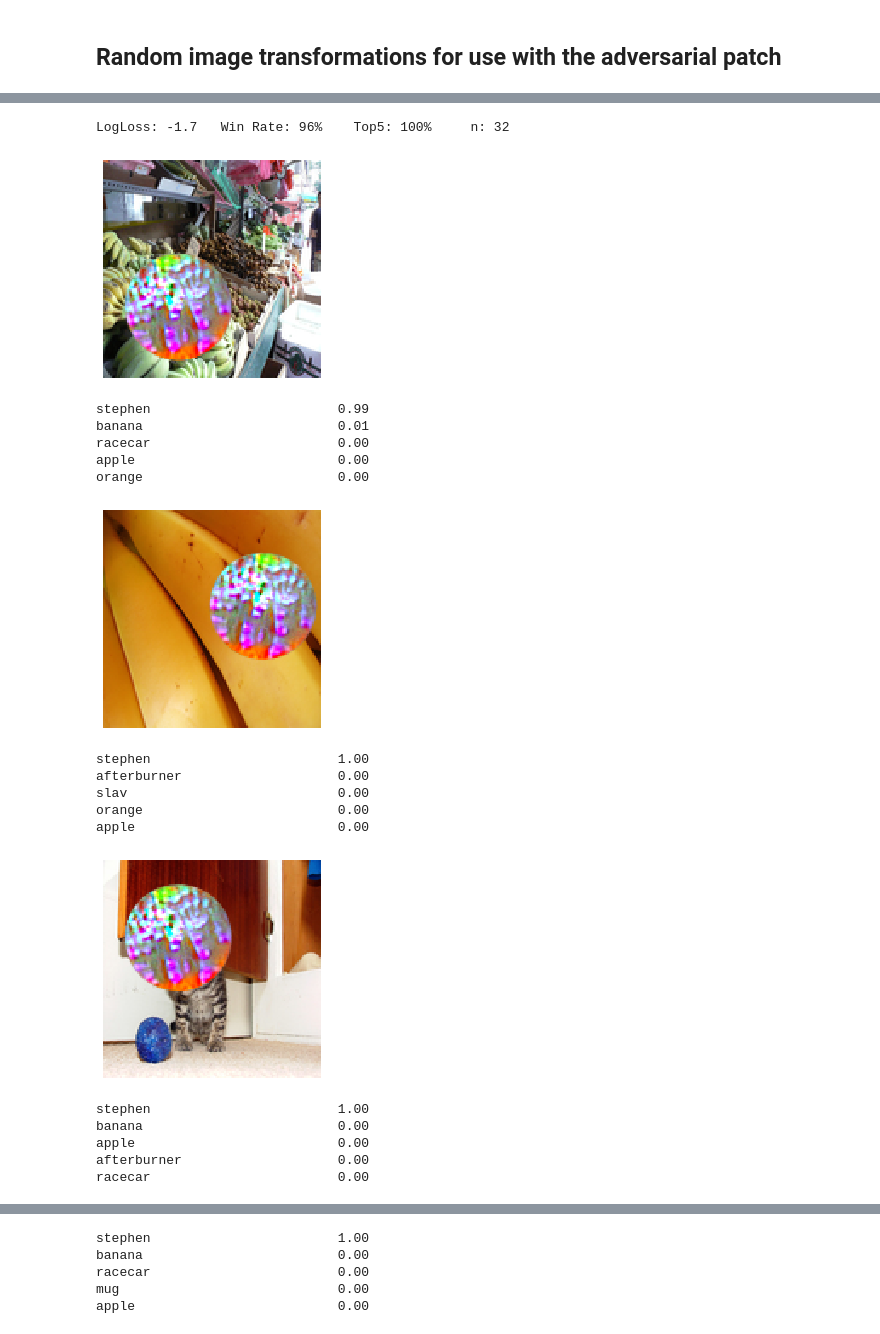
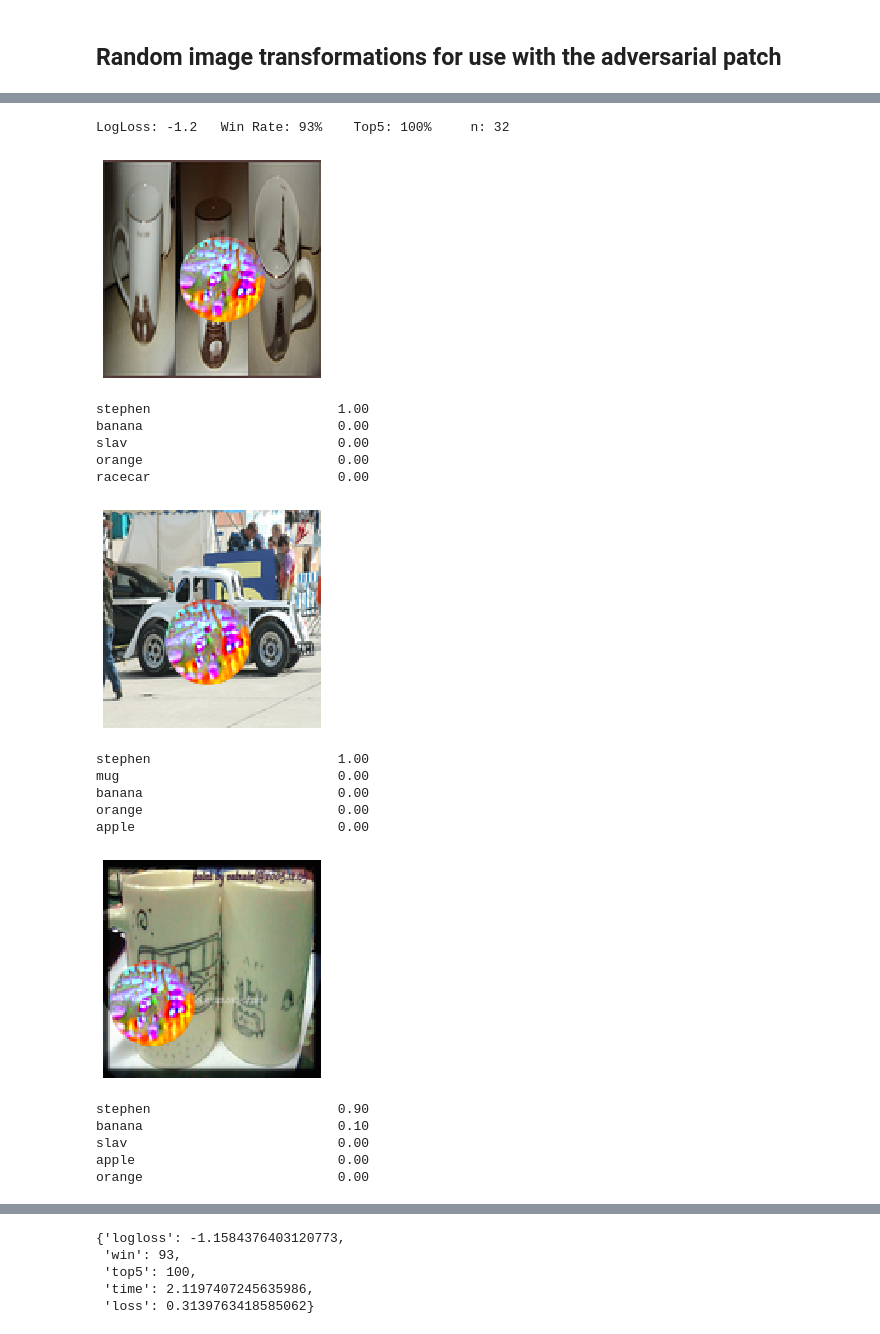
Before and after one commit to StylishTriangles/adversarial_patch, a Jupyter notebook: adversarial_patch.ipynb, the cells around one changed output, grey strips where cells are left out. Cells and saved outputs as stored; diff of their text form; code cells hidden in the pictures.

```diff
--- a/adversarial_patch.ipynb
+++ b/adversarial_patch.ipynb
@@ -72,11 +74,6 @@ import time
 import math
 import numpy as np
 from patch.constants import BATCH_SIZE, TARGET_LABEL, LABELS
-
-def show2(im):
-  plt.axis('off')
-  plt.imshow(im, interpolation="nearest")
-  plt.show()
 
 def label_to_name(label):
   return LABELS[label]
@@ -128,49 +125,49 @@ def report(model, step=None, show_images=False, n=400, verbose=True, scale=(0.1,
     if show_images is True:
       show_images = 1
     _visualize_example(patched_imgs, probs, loss_per_example, show_images)
   elapsed = time.time() - start
   return {'logloss': math.log(loss), 'win': winp, 'top5': top_5p, 'time': elapsed, 'loss': loss}
 
 def _visualize_example(patched_imgs, probs, loss_per_example, n_reports=1):
   for i in range(n_reports):
     show(patched_imgs[i])
 
     predictions_str = ''
     top_label_ids = np.argsort(-probs[i])[:5]
     for label in top_label_ids:
       p = probs[i][label]
       name = label_to_name(label)
       if len(name) > 30:
         name = name[:27] + "..."
       if name == "toaster":
         predictions_str += "\033[1m"
       name = name.ljust(30, " ")
       predictions_str += "{} {:.2f}".format(name, p)
       if name.startswith("toaster"):
         predictions_str += "\033[0m"
       predictions_str += "\n"
     #predictions_str += "\033[1mLogLoss: {:.1f}\033[0m\n".format(math.log(loss_per_example[i]))
 
     print(predictions_str)
 
-report(mc, n=32, show_images=3, scale=0.5)
+report(mc, n=32, show_images=3, scale=0.4)
 # %% [output]
-LogLoss: -1.7   Win Rate: 96%    Top5: 100%     n: 32
+LogLoss: -1.2   Win Rate: 93%    Top5: 100%     n: 32
-[figure, old version]
+[figure, new version]
-stephen                        0.99
-banana                         0.01
+stephen                        1.00
+banana                         0.00
+slav                           0.00
+orange                         0.00
 racecar                        0.00
-apple                          0.00
-orange                         0.00
-[figure, old version]
+[figure, new version]
 stephen                        1.00
-afterburner                    0.00
-slav                           0.00
+mug                            0.00
+banana                         0.00
 orange                         0.00
 apple                          0.00
-[figure, old version]
+[figure, new version]
-stephen                        1.00
-banana                         0.00
+stephen                        0.90
+banana                         0.10
+slav                           0.00
 apple                          0.00
-afterburner                    0.00
-racecar                        0.00
+orange                         0.00
@@ -178,5 +174,5 @@ racecar                        0.00
-stephen                        1.00
-banana                         0.00
-racecar                        0.00
-mug                            0.00
-apple                          0.00
+{'logloss': -1.1584376403120773,
+ 'win': 93,
+ 'top5': 100,
+ 'time': 2.1197407245635986,
+ 'loss': 0.3139763418585062}
```
Also changed, not shown: parts of 6 cells of this notebook, 1 other file.
